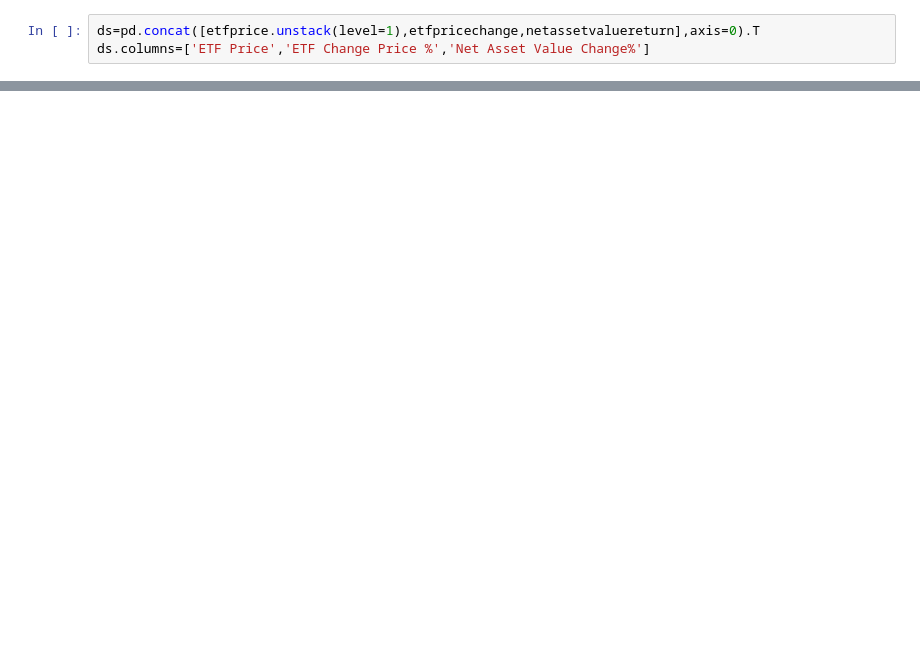
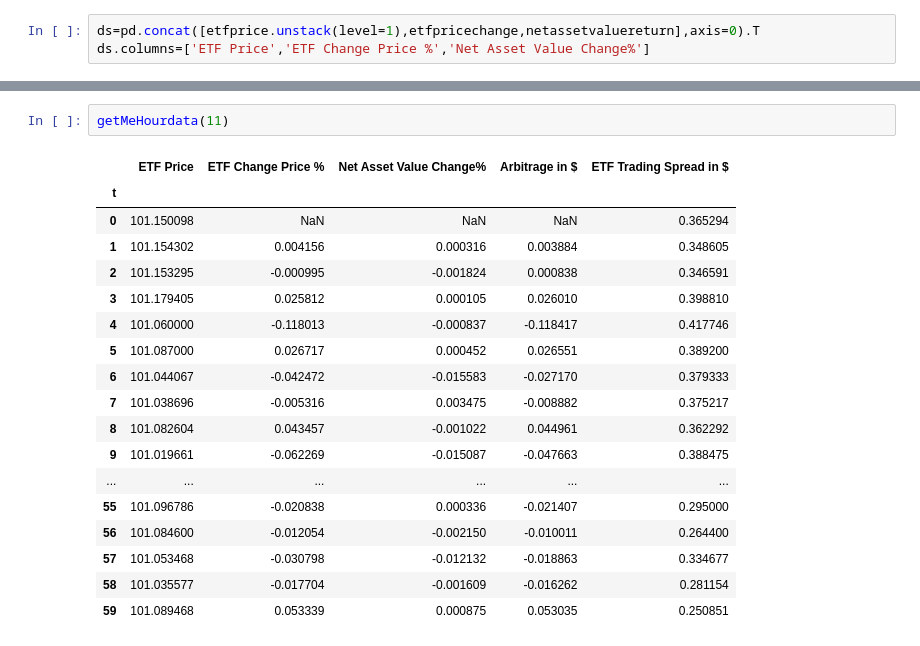
Before and after one commit to sarthak0906/ETF, a Jupyter notebook: JupyterNotebooks/TickByTickMispricingAnalysis.ipynb, the cells around one changed output, grey strips where cells are left out. Drawn from its saved outputs; the diff is of its cells as text; blank space fills up the shorter version.

```diff
--- a/JupyterNotebooks/TickByTickMispricingAnalysis.ipynb
+++ b/JupyterNotebooks/TickByTickMispricingAnalysis.ipynb
@@ -293,0 +371,21 @@ ds
+# %%
+getMeHourdata(11)
+# %% [output]
+|  | ETF Price | ETF Change Price % | Net Asset Value Change% | Arbitrage in $ | ETF Trading Spread in $ |
+| t |  |  |  |  |  |
+| 0 | 101.150098 | NaN | NaN | NaN | 0.365294 |
+| 1 | 101.154302 | 0.004156 | 0.000316 | 0.003884 | 0.348605 |
+| 2 | 101.153295 | -0.000995 | -0.001824 | 0.000838 | 0.346591 |
+| 3 | 101.179405 | 0.025812 | 0.000105 | 0.026010 | 0.398810 |
+| 4 | 101.060000 | -0.118013 | -0.000837 | -0.118417 | 0.417746 |
+| 5 | 101.087000 | 0.026717 | 0.000452 | 0.026551 | 0.389200 |
+| 6 | 101.044067 | -0.042472 | -0.015583 | -0.027170 | 0.379333 |
+| 7 | 101.038696 | -0.005316 | 0.003475 | -0.008882 | 0.375217 |
+| 8 | 101.082604 | 0.043457 | -0.001022 | 0.044961 | 0.362292 |
+| 9 | 101.019661 | -0.062269 | -0.015087 | -0.047663 | 0.388475 |
+| ... | ... | ... | ... | ... | ... |
+| 55 | 101.096786 | -0.020838 | 0.000336 | -0.021407 | 0.295000 |
+| 56 | 101.084600 | -0.012054 | -0.002150 | -0.010011 | 0.264400 |
+| 57 | 101.053468 | -0.030798 | -0.012132 | -0.018863 | 0.334677 |
+| 58 | 101.035577 | -0.017704 | -0.001609 | -0.016262 | 0.281154 |
+| 59 | 101.089468 | 0.053339 | 0.000875 | 0.053035 | 0.250851 |
```
Also changed, not shown: parts of 29 cells of this notebook, 4 other files.
